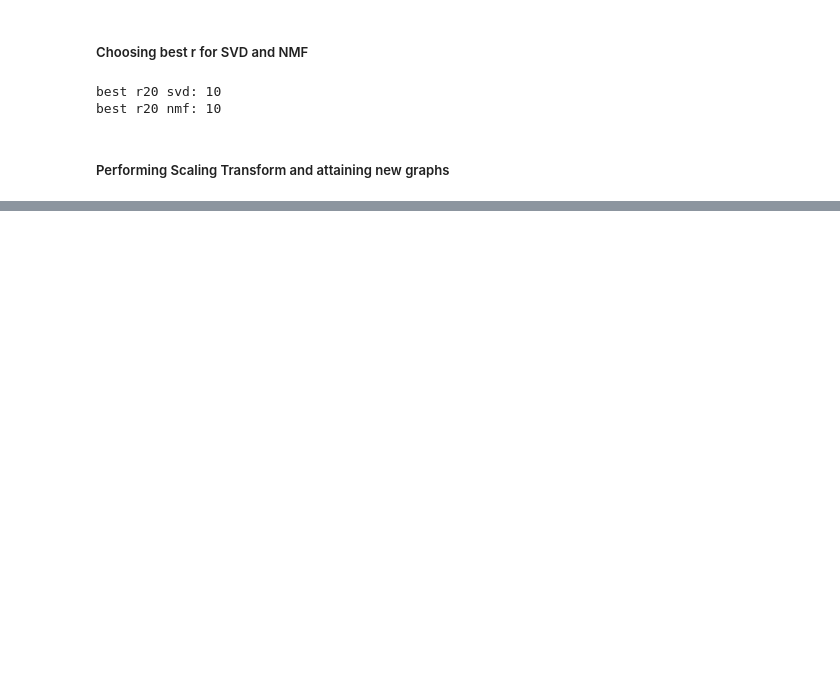
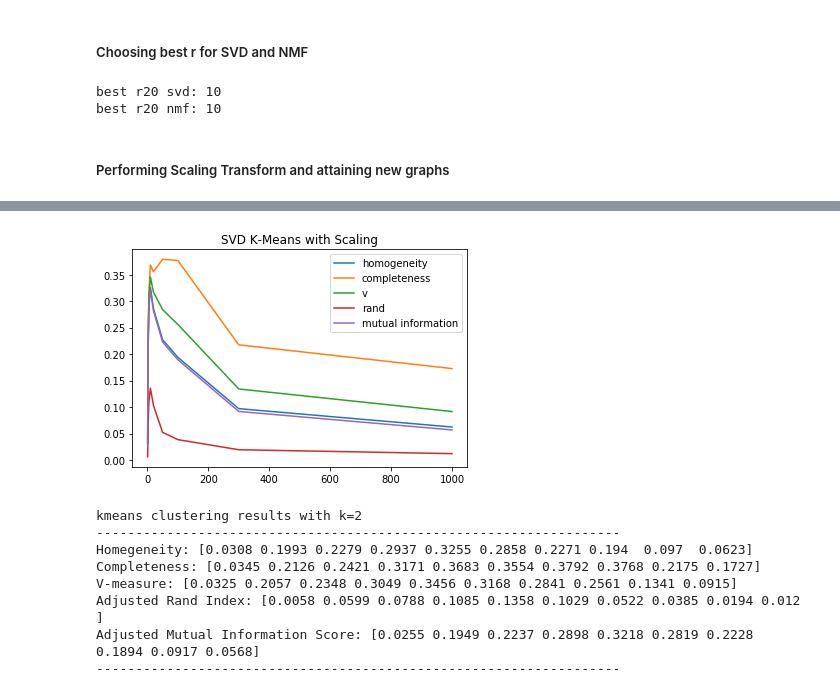
Before and after one commit to 219Winter2019adjz/Project2, a Jupyter notebook: Proj2.ipynb, the cells around one changed output, grey strips where cells are left out. Cells and saved outputs as stored; diff of their text form; code cells hidden in the pictures; blank space fills up the shorter version.

```diff
--- a/Proj2.ipynb
+++ b/Proj2.ipynb
@@ -903,6 +931,8 @@ best r20 nmf: 10
 # %% [markdown]
 ##### Performing Scaling Transform and attaining new graphs
 # %%
+# Perform SVD
+
 svd_uv_transform20 = scaling(X_data_svd_r20)
 
 svd_homogeneity_uv = np.zeros(len(r20))
@@ -914,9 +944,9 @@ svd_mutual_info_uv = np.zeros(len(r20))
 import time
 start_time = time.time()
 
-svd_npz_name = 'nmf20'
+npz_name = 'svd20_uv'
 
-data = load_scores(svd_npz_name)
+data = load_scores(npz_name)
 if data is None:
     for i in range(len(r20)):
         interm_time = time.time()
@@ -934,7 +964,7 @@ if data is None:
         'rand': svd_rand_uv,
         'mutual_info': svd_mutual_info_uv
     }
-    save_scores(svd_npz_name, data)
+    save_scores(npz_name, data)
 else:
     svd_homogeneity_uv = data['homogeneity']
     svd_completeness_uv = data['completeness']
@@ -946,14 +988,25 @@ print('Time taken for kmean 20-class SVD search: {:.2f} minutes'.format((time.ti
 # %%
 # Plot metrics for svd.
 
 plt.figure()
-plt.plot(r20, svd_homogeneity)
-plt.plot(r20, svd_completeness)
-plt.plot(r20, svd_v)
-plt.plot(r20, svd_rand)
-plt.plot(r20, svd_mutual_info)
+plt.plot(r20, svd_homogeneity_uv)
+plt.plot(r20, svd_completeness_uv)
+plt.plot(r20, svd_v_uv)
+plt.plot(r20, svd_rand_uv)
+plt.plot(r20, svd_mutual_info_uv)
 
+plt.title('SVD K-Means with Scaling')
 plt.legend(['homogeneity', 'completeness', 'v', 'rand', 'mutual information'])
 plt.show()
 
-scores(twenty_binary_labels, nmf_kmeans)
+scores(category_labels, None, data)
+# %% [output]
+[figure, added]
+kmeans clustering results with k=2
+-------------------------------------------------------------------
+Homegeneity: [0.0308 0.1993 0.2279 0.2937 0.3255 0.2858 0.2271 0.194  0.097  0.0623]
+Completeness: [0.0345 0.2126 0.2421 0.3171 0.3683 0.3554 0.3792 0.3768 0.2175 0.1727]
+V-measure: [0.0325 0.2057 0.2348 0.3049 0.3456 0.3168 0.2841 0.2561 0.1341 0.0915]
+Adjusted Rand Index: [0.0058 0.0599 0.0788 0.1085 0.1358 0.1029 0.0522 0.0385 0.0194 0.012 ]
+Adjusted Mutual Information Score: [0.0255 0.1949 0.2237 0.2898 0.3218 0.2819 0.2228 0.1894 0.0917 0.0568]
+-------------------------------------------------------------------
```
Also changed, not shown: parts of 15 cells of this notebook, 1 other file.
